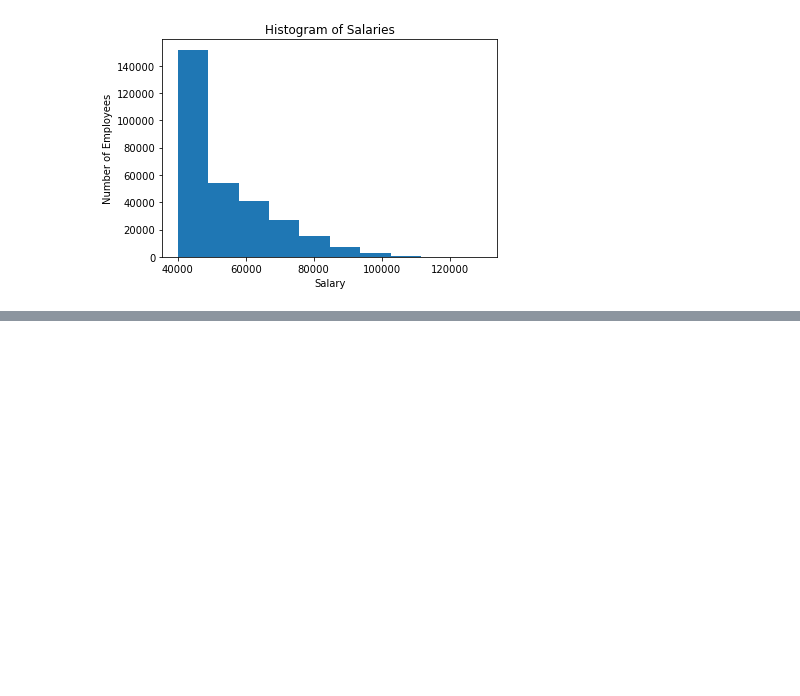
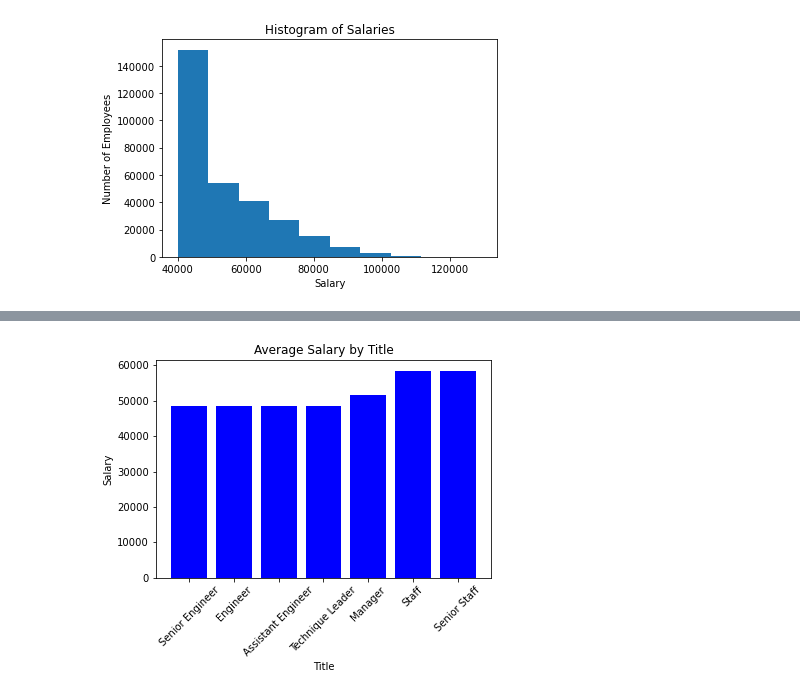
Before and after one commit to Seltsam1/SQL-analysis-of-employment-data, a Jupyter notebook: sql-investigation.ipynb, the cells around one changed output, grey strips where cells are left out. Cells and saved outputs as stored; diff of their text form; code cells hidden in the pictures; blank space fills up the shorter version.

```diff
--- a/sql-investigation.ipynb
+++ b/sql-investigation.ipynb
@@ -109,0 +119,5 @@ emp_salary.head()
+# %%
+# Get average salary by title
+
+title_group = emp_salary.groupby(['title']).mean()
+title_group
@@ -109,0 +134,11 @@ emp_salary.head()
+# %%
+# Reset index
+title_group = title_group.reset_index()
+
+# extract title and salary columns
+title_group = title_group[['title', 'salary']]
+
+# sort values by salary
+title_group = title_group.sort_values(['salary'])
+
+title_group
@@ -109,0 +154,14 @@ emp_salary.head()
+# %%
+# Bar chart of average salary by title
+
+plt.bar(title_group['title'], title_group['salary'], color='b', align='center')
+
+plt.xticks(rotation = 45)
+
+plt.title('Average Salary by Title')
+plt.xlabel('Title')
+plt.ylabel('Salary')
+
+plt.show()
+# %% [output]
+[figure, added]
```
Also changed, not shown: parts of 4 cells of this notebook.
